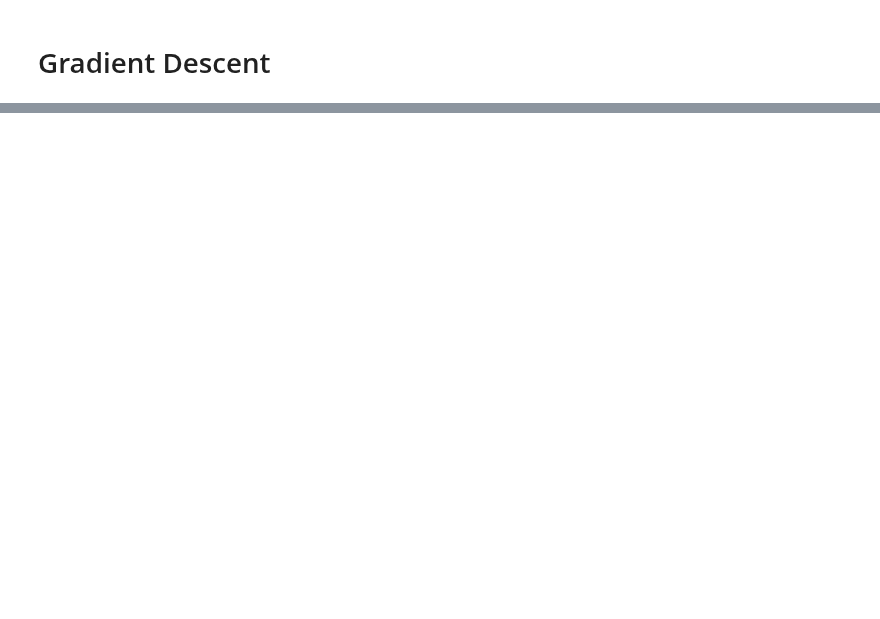
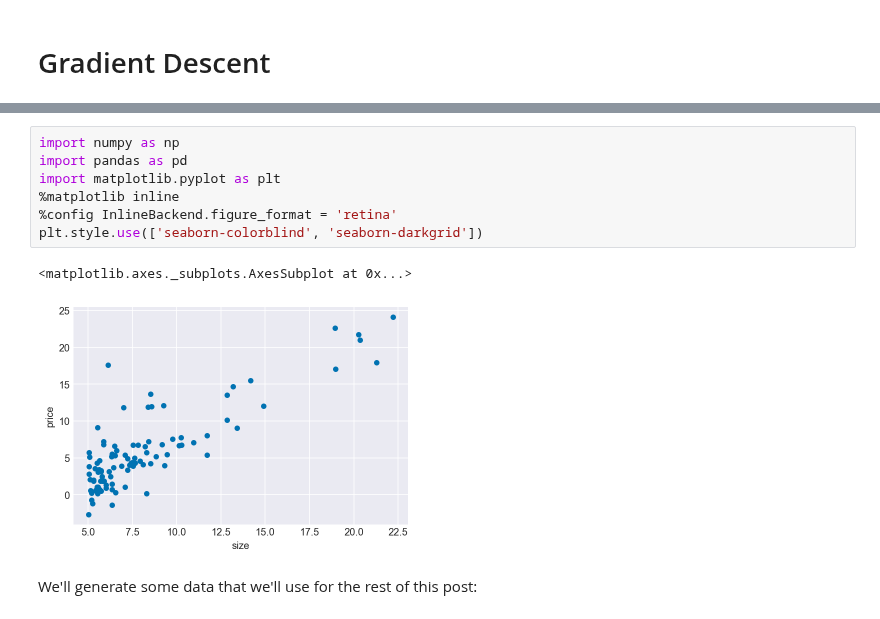
Before and after one commit to TomKealy/TomKealy.github.io, a Jupyter notebook: blog/gradient-descent/index.ipynb, the cells around one changed output, grey strips where cells are left out. Cells and saved outputs as stored; diff of their text form; blank space fills up the shorter version.

```diff
--- a/blog/gradient-descent/index.ipynb
+++ b/blog/gradient-descent/index.ipynb
@@ -42,0 +9,12 @@ with $ S_{\lambda}(z) = \frac{1}{1+\lambda}(z) $ for $ \lVert x \rVert_2^2 $ and
+# %%
+import numpy as np
+import pandas as pd
+import matplotlib.pyplot as plt
+%matplotlib inline
+%config InlineBackend.figure_format = 'retina'
+plt.style.use(['seaborn-colorblind', 'seaborn-darkgrid'])
+# %% [output]
+<matplotlib.axes._subplots.AxesSubplot at 0x...>
+[figure, added]
+# %% [markdown]
+We'll generate some data that we'll use for the rest of this post:
```
Also changed, not shown: parts of 19 cells of this notebook, 9 other files.
